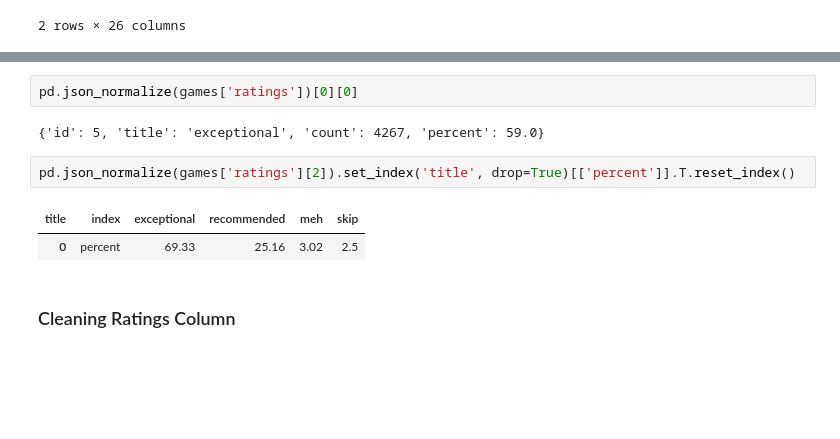
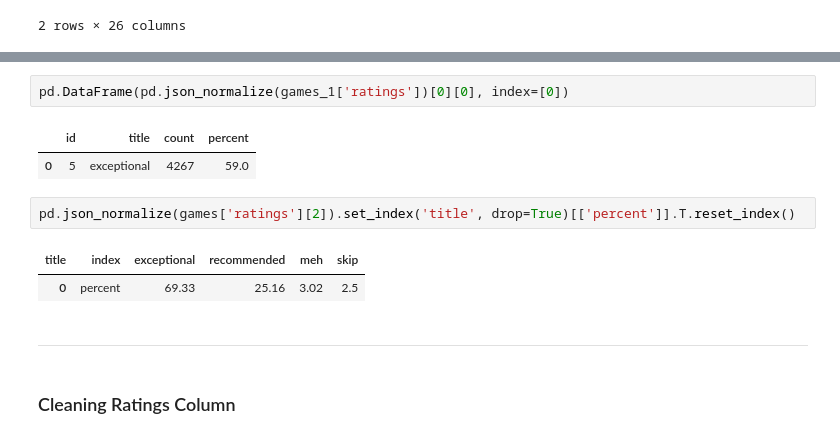
Before and after one commit to GetGubbz/Video-Game-Capstone, a Jupyter notebook: notebooks/RAWG_Data_Exploration.ipynb, the cells around one changed output, grey strips where cells are left out. Cells and saved outputs as stored; diff of their text form; blank space fills up the shorter version.

```diff
--- a/notebooks/RAWG_Data_Exploration.ipynb
+++ b/notebooks/RAWG_Data_Exploration.ipynb
@@ -52,12 +63,15 @@ games = games.reset_index(drop=True)
 # %%
-pd.json_normalize(games['ratings'])[0][0]
+pd.DataFrame(pd.json_normalize(games_1['ratings'])[0][0], index=[0])
 # %% [output]
-{'id': 5, 'title': 'exceptional', 'count': 4267, 'percent': 59.0}
+|  | id | title | count | percent |
+| 0 | 5 | exceptional | 4267 | 59.0 |
 # %%
 pd.json_normalize(games['ratings'][2]).set_index('title', drop=True)[['percent']].T.reset_index()
 # %% [output]
 | title | index | exceptional | recommended | meh | skip |
 | 0 | percent | 69.33 | 25.16 | 3.02 | 2.5 |
+# %% [markdown]
+<hr>
 # %% [markdown]
 <h3>Cleaning Ratings Column</h3>
 # %%
```
Also changed, not shown: parts of 66 cells of this notebook.
